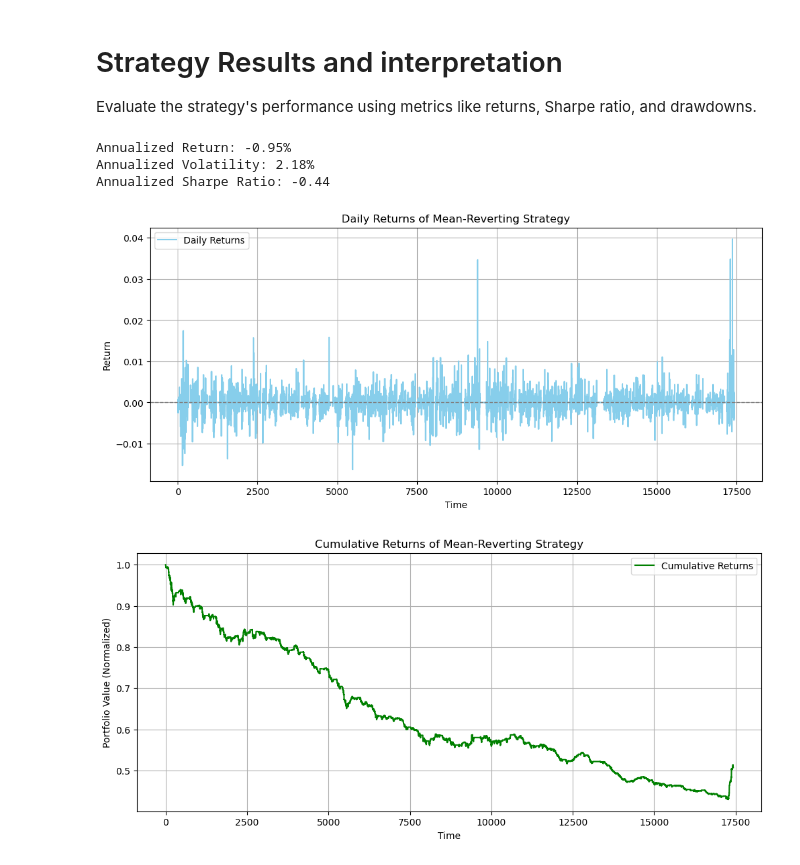
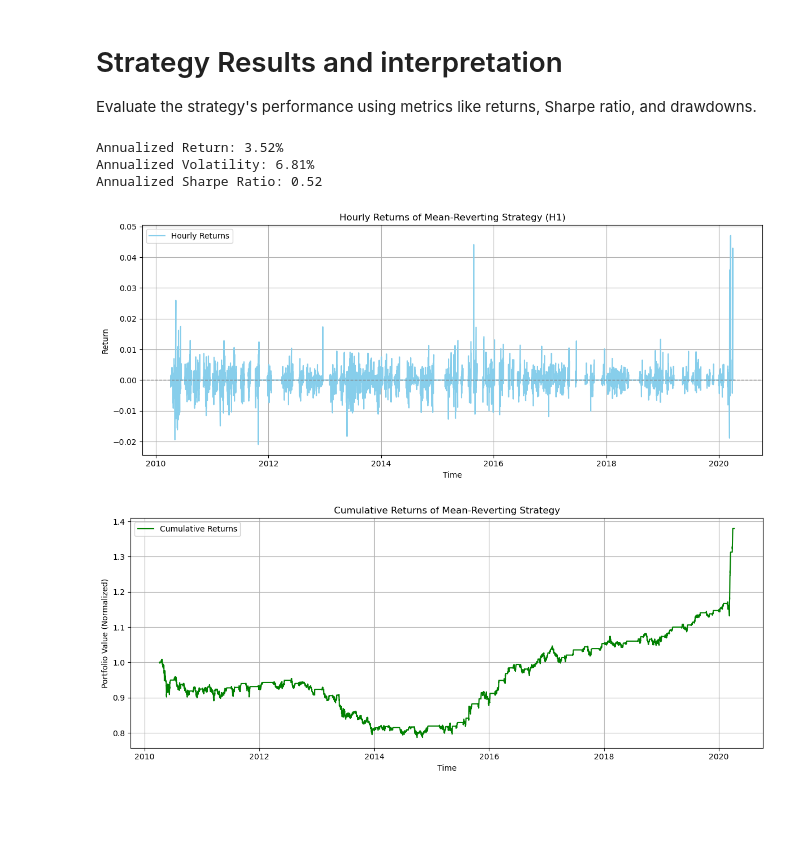
Before and after one commit to spinortechnologies/spinortechnologies, a Jupyter notebook: Strategies/Arbitrage/Statistical/MeanReversionV1.ipynb, the cells around one changed output. Drawn from its saved outputs; the diff is of its cells as text; code cells hidden in the pictures; blank space fills up the shorter version.

```diff
--- a/Strategies/Arbitrage/Statistical/MeanReversionV1.ipynb
+++ b/Strategies/Arbitrage/Statistical/MeanReversionV1.ipynb
@@ -569,46 +606,57 @@ Daily Sharpe ratio: -0.03
 
 Evaluate the strategy's performance using metrics like returns, Sharpe ratio, and drawdowns.
 # %%
-# Daily statistics
-mean_daily_ret = np.mean(ret_clean)
-std_daily_ret = np.std(ret_clean)
+# --- 6. Metrics & Plotting ---
 
-# Annualized statistics
-annualized_return = (1 + mean_daily_ret)**252 - 1
-annualized_volatility = std_daily_ret * np.sqrt(252)
+# Convert the raw 'ret' numpy array back to a Pandas Series using original dates
+ret_series = pd.Series(ret, index=y3.index).dropna()
+
+# Hourly statistics (because our timeframe is MT5_TIMEFRAME_H1)
+mean_hourly_ret = ret_series.mean()
+std_hourly_ret = ret_series.std()
+
+# Annualized statistics (252 trading days * 7 trading hours = 1750 hours/year)
+trading_hours_per_year = 1750
+
+annualized_return = (1 + mean_hourly_ret)**trading_hours_per_year - 1
+annualized_volatility = std_hourly_ret * np.sqrt(trading_hours_per_year)
+
+# Annualized Sharpe Ratio
 sharpe_ratio_annual = annualized_return / annualized_volatility
 
 # Output
 print(f"Annualized Return: {annualized_return:.2%}")
 print(f"Annualized Volatility: {annualized_volatility:.2%}")
 print(f"Annualized Sharpe Ratio: {sharpe_ratio_annual:.2f}")
 
-# Plot daily returns
+# Plot Hourly returns
 plt.figure(figsize=(12, 5))
-plt.plot(ret_clean.index, ret_clean, label='Daily Returns', color='skyblue')
+plt.plot(ret_series.index, ret_series, label='Hourly Returns', color='skyblue')
 plt.axhline(0, color='gray', linestyle='--', linewidth=1)
-plt.title('Daily Returns of Mean-Reverting Strategy')
+plt.title('Hourly Returns of Mean-Reverting Strategy (H1)')
 plt.xlabel('Time')
 plt.ylabel('Return')
 plt.legend()
 plt.grid(True)
+plt.tight_layout()
 plt.show()
 
-# Plot cumulative returns
-cumulative_returns = (1 + ret_clean).cumprod()
+# Plot Cumulative returns
+cumulative_returns = (1 + ret_series).cumprod()
 
 plt.figure(figsize=(12, 5))
 plt.plot(cumulative_returns.index, cumulative_returns, label='Cumulative Returns', color='green')
 plt.title('Cumulative Returns of Mean-Reverting Strategy')
 plt.xlabel('Time')
 plt.ylabel('Portfolio Value (Normalized)')
 plt.legend()
 plt.grid(True)
+plt.tight_layout()
 plt.show()
 # %% [output]
-Annualized Return: -0.95%
-Annualized Volatility: 2.18%
-Annualized Sharpe Ratio: -0.44
+Annualized Return: 3.52%
+Annualized Volatility: 6.81%
+Annualized Sharpe Ratio: 0.52
-[figure, old version]
+[figure, new version]
-[figure, old version]
+[figure, new version]
 # %% [markdown]
```
Also changed, not shown: parts of 6 cells of this notebook, 6 other files.
